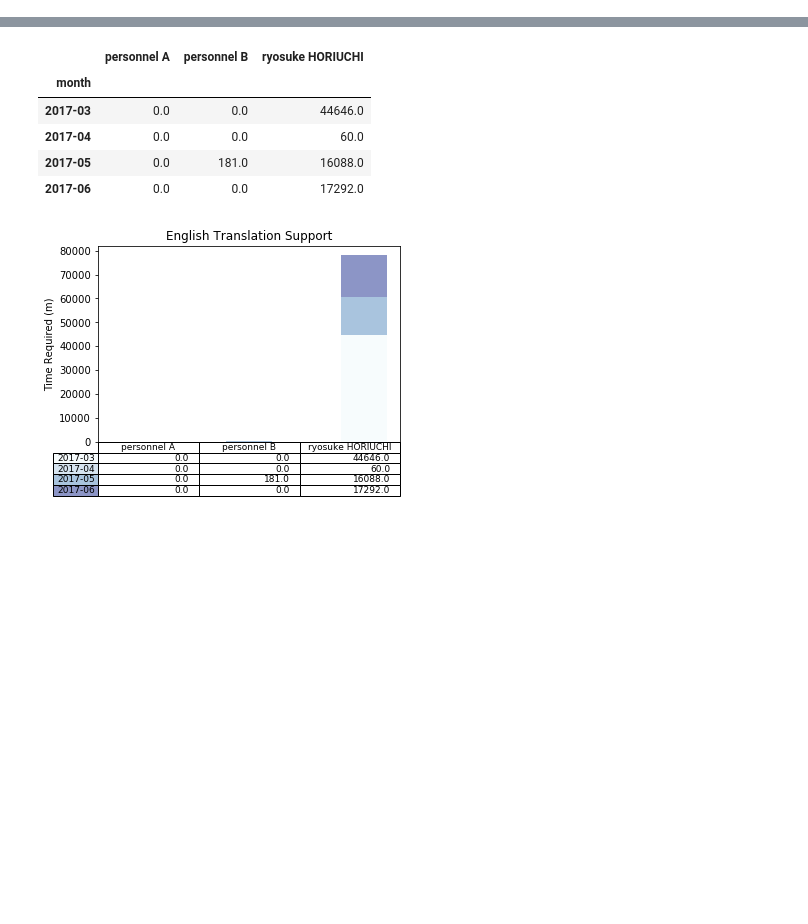
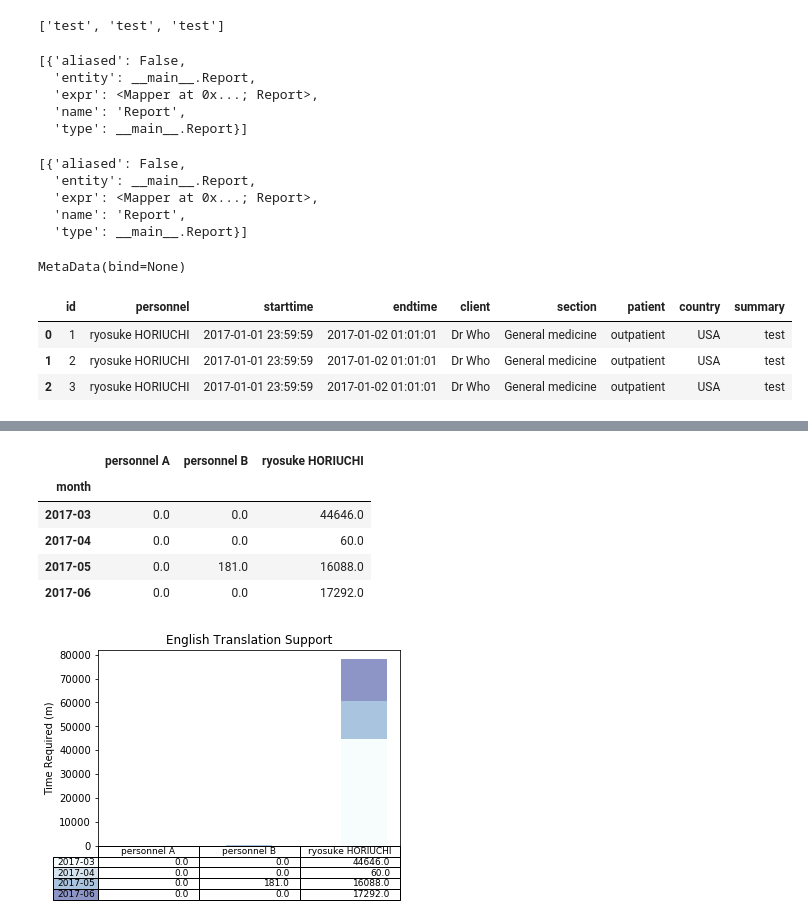
Before and after one commit to riow1983/record_medical_interpret_postgres, a Jupyter notebook: note.ipynb, the cells around one changed output, grey strips where cells are left out. Drawn from its saved outputs; the diff is of its cells as text; code cells hidden in the pictures; blank space fills up the shorter version.

Commit message:
around dataframe

```diff
--- a/note.ipynb
+++ b/note.ipynb
@@ -13,3 +14,9 @@ conn = sql.connect("database.db")
 sqlstring = "SELECT * FROM report"
 df = pd.read_sql(sqlstring,conn)
 '''
+# %%
+app = Flask(__name__)
+app.config['SQLALCHEMY_DATABASE_URI'] = 'postgresql://localhost/english'
+#heroku = Heroku(app)
+#app.secret_key = 'some_secret'
+db = SQLAlchemy(app)
@@ -15,0 +48,16 @@ df = pd.read_sql(sqlstring,conn)
+# %%
+personnel = 'ryosuke HORIUCHI'
+starttime = '2017-01-01 23:59:59'
+endtime = '2017-01-02 01:01:01'
+client = 'Dr Who'
+section = 'General medicine'
+patient = 'outpatient'
+country = 'USA'
+summary = 'test'
+
+#cur.execute("INSERT INTO report (personnel,starttime,endtime,client,section,patient,country,summary) VALUES (?,?,?,?,?,?,?,?)", (personnel,starttime,endtime,client,section,patient,country,summary))
+#conn.commit()
+reg = Report(personnel, starttime, endtime, client, section, patient, country, summary)
+db.session.add(reg)
+db.session.commit()
+db.session.close()
@@ -15,0 +68,2 @@ df = pd.read_sql(sqlstring,conn)
+# %%
+rows = db.session.execute("SELECT * FROM report;").fetchall()
@@ -15,0 +76,33 @@ df = pd.read_sql(sqlstring,conn)
+# %%
+[row[8] for row in rows]
+# %% [output]
+['test', 'test', 'test']
+# %%
+Report.query.column_descriptions
+# %% [output]
+[{'aliased': False,
+  'entity': __main__.Report,
+  'expr': <Mapper at 0x...; Report>,
+  'name': 'Report',
+  'type': __main__.Report}]
+# %%
+[column for column in Report.query.column_descriptions]
+# %% [output]
+[{'aliased': False,
+  'entity': __main__.Report,
+  'expr': <Mapper at 0x...; Report>,
+  'name': 'Report',
+  'type': __main__.Report}]
+# %%
+db.session.
+# %% [output]
+MetaData(bind=None)
+# %%
+df = pd.DataFrame(rows,columns=["id","personnel", "starttime", "endtime", "client", "section", "patient", "country", "summary"])
+# %%
+df
+# %% [output]
+|  | id | personnel | starttime | endtime | client | section | patient | country | summary |
+| 0 | 1 | ryosuke HORIUCHI | 2017-01-01 23:59:59 | 2017-01-02 01:01:01 | Dr Who | General medicine | outpatient | USA | test |
+| 1 | 2 | ryosuke HORIUCHI | 2017-01-01 23:59:59 | 2017-01-02 01:01:01 | Dr Who | General medicine | outpatient | USA | test |
+| 2 | 3 | ryosuke HORIUCHI | 2017-01-01 23:59:59 | 2017-01-02 01:01:01 | Dr Who | General medicine | outpatient | USA | test |
```
Also changed, not shown: parts of 5 cells of this notebook, 2 other files.
